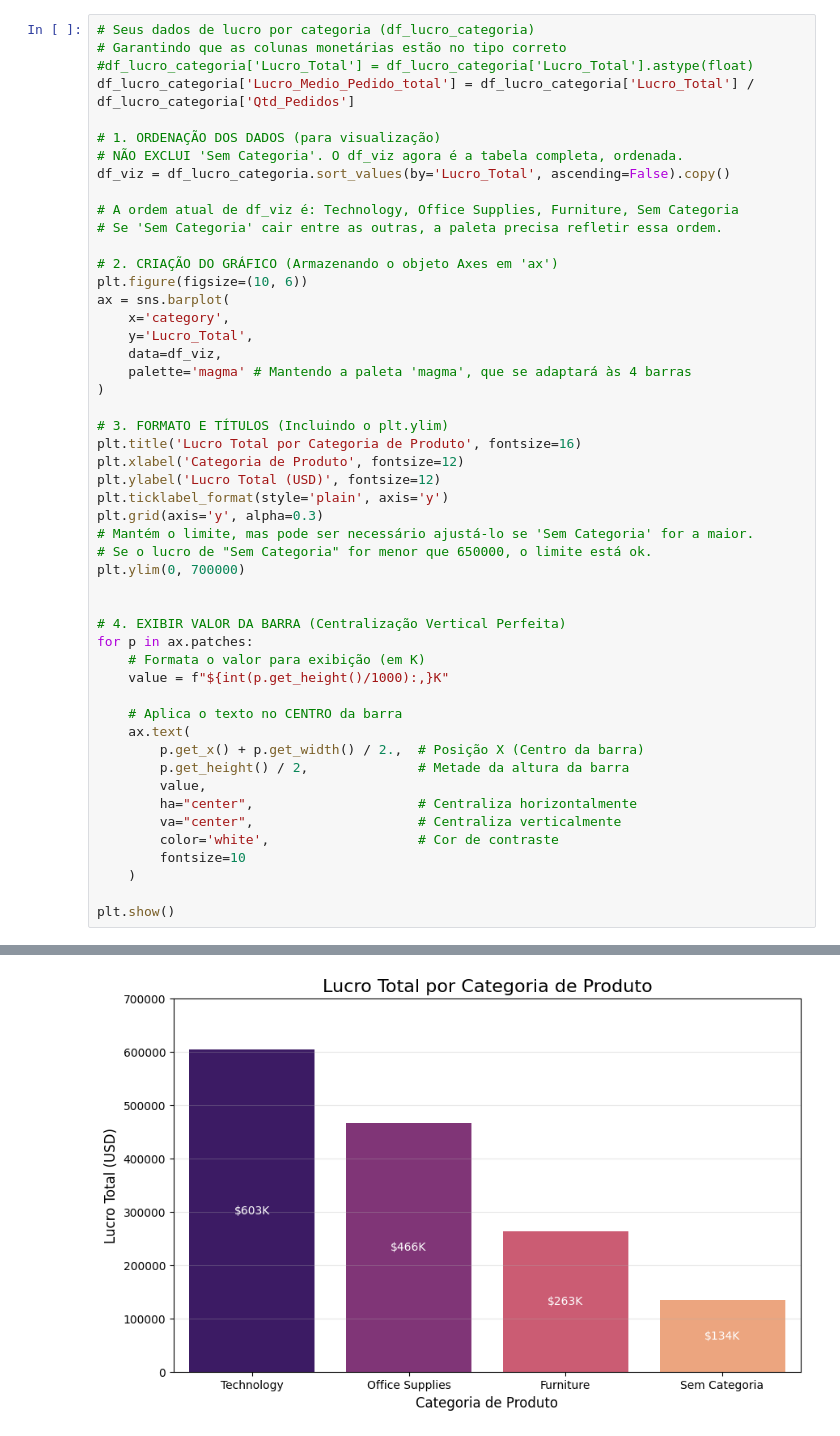
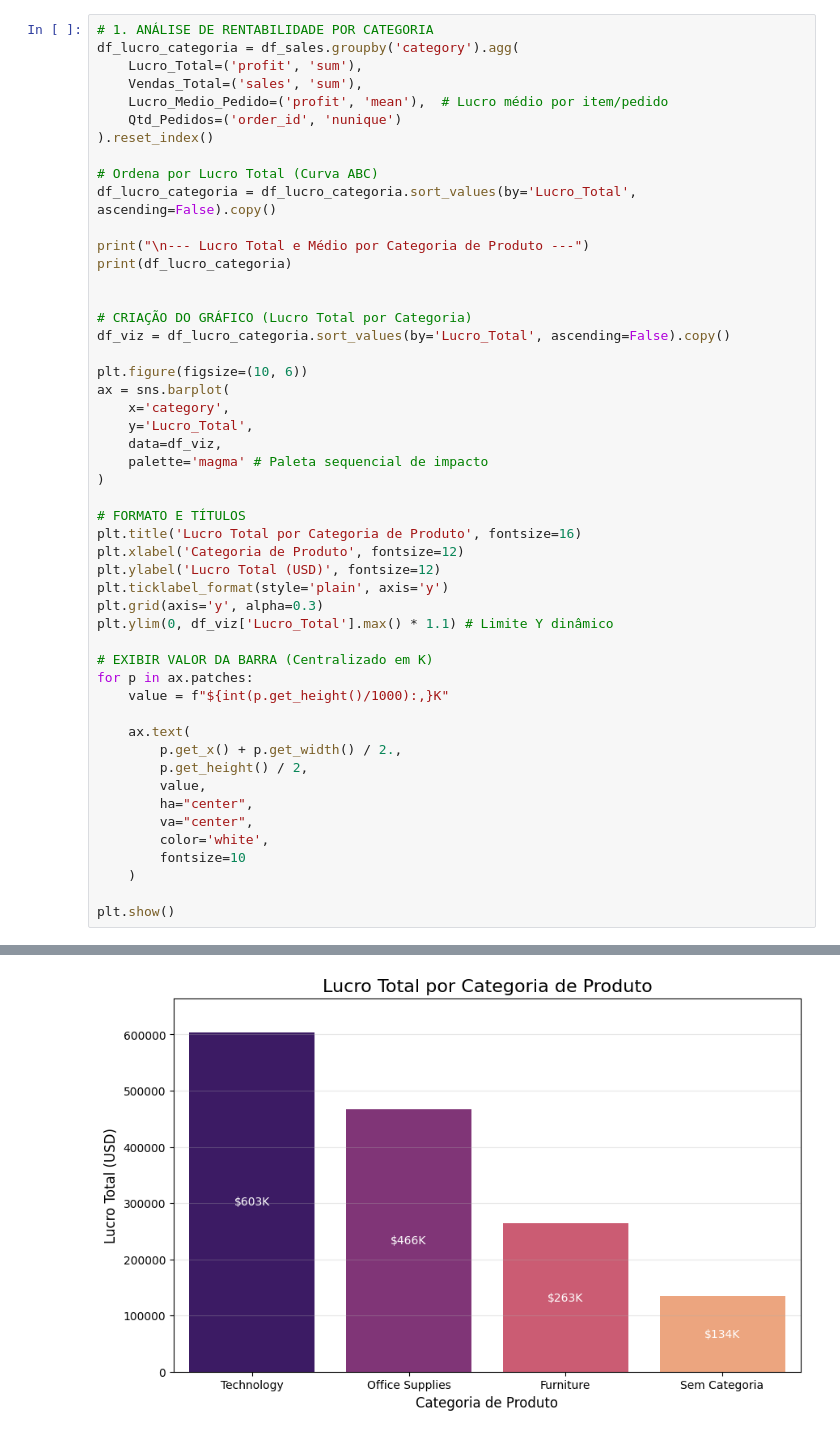
Before and after one commit to RafaelOCorrea/analise-revops-rentabilidade, a Jupyter notebook: Projetoportifolio.ipynb, the cells around one changed output, grey strips where cells are left out. Cells and saved outputs as stored; diff of their text form.

```diff
--- a/Projetoportifolio.ipynb
+++ b/Projetoportifolio.ipynb
@@ -136,49 +108,49 @@ import pandas as pd
 # %%
-# Seus dados de lucro por categoria (df_lucro_categoria)
-# Garantindo que as colunas monetárias estão no tipo correto
-#df_lucro_categoria['Lucro_Total'] = df_lucro_categoria['Lucro_Total'].astype(float)
-df_lucro_categoria['Lucro_Medio_Pedido_total'] = df_lucro_categoria['Lucro_Total'] / df_lucro_categoria['Qtd_Pedidos']
+# 1. ANÁLISE DE RENTABILIDADE POR CATEGORIA
+df_lucro_categoria = df_sales.groupby('category').agg(
+    Lucro_Total=('profit', 'sum'),
+    Vendas_Total=('sales', 'sum'),
+    Lucro_Medio_Pedido=('profit', 'mean'),  # Lucro médio por item/pedido
+    Qtd_Pedidos=('order_id', 'nunique')
+).reset_index()
 
-# 1. ORDENAÇÃO DOS DADOS (para visualização)
-# NÃO EXCLUI 'Sem Categoria'. O df_viz agora é a tabela completa, ordenada.
+# Ordena por Lucro Total (Curva ABC)
+df_lucro_categoria = df_lucro_categoria.sort_values(by='Lucro_Total', ascending=False).copy()
+
+print("\n--- Lucro Total e Médio por Categoria de Produto ---")
+print(df_lucro_categoria)
+
+
+# CRIAÇÃO DO GRÁFICO (Lucro Total por Categoria)
 df_viz = df_lucro_categoria.sort_values(by='Lucro_Total', ascending=False).copy()
 
-# A ordem atual de df_viz é: Technology, Office Supplies, Furniture, Sem Categoria
-# Se 'Sem Categoria' cair entre as outras, a paleta precisa refletir essa ordem.
-
-# 2. CRIAÇÃO DO GRÁFICO (Armazenando o objeto Axes em 'ax')
 plt.figure(figsize=(10, 6))
 ax = sns.barplot(
     x='category',
     y='Lucro_Total',
     data=df_viz,
-    palette='magma' # Mantendo a paleta 'magma', que se adaptará às 4 barras
+    palette='magma' # Paleta sequencial de impacto
 )
 
-# 3. FORMATO E TÍTULOS (Incluindo o plt.ylim)
+# FORMATO E TÍTULOS
 plt.title('Lucro Total por Categoria de Produto', fontsize=16)
 plt.xlabel('Categoria de Produto', fontsize=12)
 plt.ylabel('Lucro Total (USD)', fontsize=12)
 plt.ticklabel_format(style='plain', axis='y')
 plt.grid(axis='y', alpha=0.3)
-# Mantém o limite, mas pode ser necessário ajustá-lo se 'Sem Categoria' for a maior.
-# Se o lucro de "Sem Categoria" for menor que 650000, o limite está ok.
-plt.ylim(0, 700000)
+plt.ylim(0, df_viz['Lucro_Total'].max() * 1.1) # Limite Y dinâmico
 
-
-# 4. EXIBIR VALOR DA BARRA (Centralização Vertical Perfeita)
+# EXIBIR VALOR DA BARRA (Centralizado em K)
 for p in ax.patches:
-    # Formata o valor para exibição (em K)
     value = f"${int(p.get_height()/1000):,}K"
 
-    # Aplica o texto no CENTRO da barra
     ax.text(
-        p.get_x() + p.get_width() / 2.,  # Posição X (Centro da barra)
-        p.get_height() / 2,              # Metade da altura da barra
+        p.get_x() + p.get_width() / 2.,
+        p.get_height() / 2,
         value,
-        ha="center",                     # Centraliza horizontalmente
-        va="center",                     # Centraliza verticalmente
-        color='white',                   # Cor de contraste
+        ha="center",
+        va="center",
+        color='white',
         fontsize=10
     )
 
@@ -190 +168 @@ Passing `palette` without assigning `hue` is deprecated and will be removed in v
-[figure, old version]
+[figure, new version]
```
Also changed, not shown: parts of 31 cells of this notebook.
